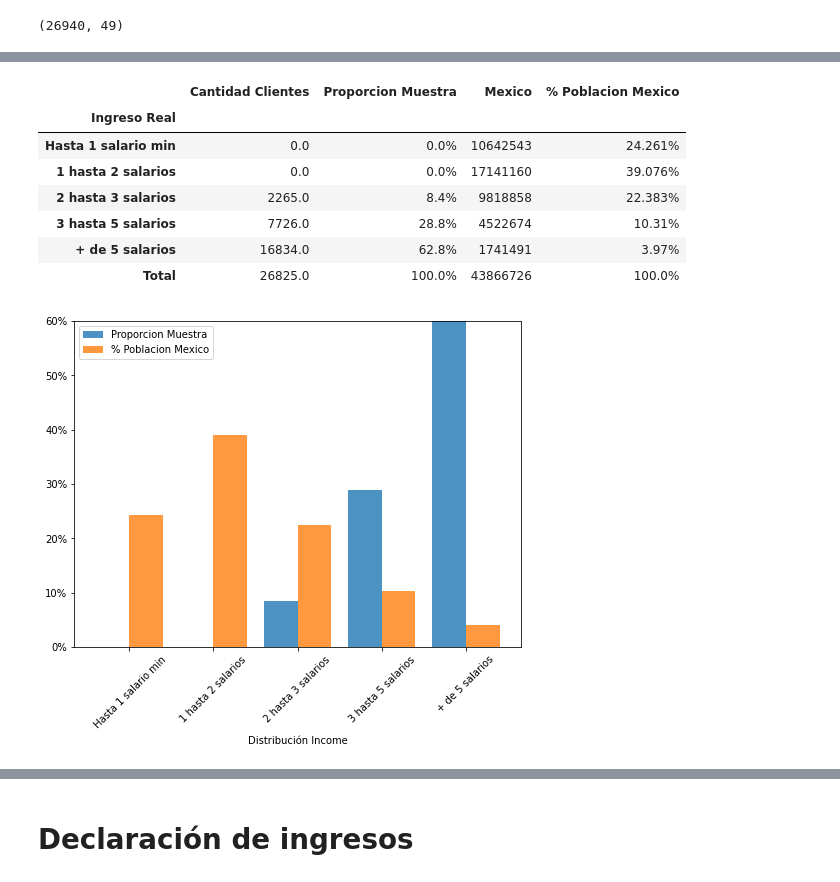
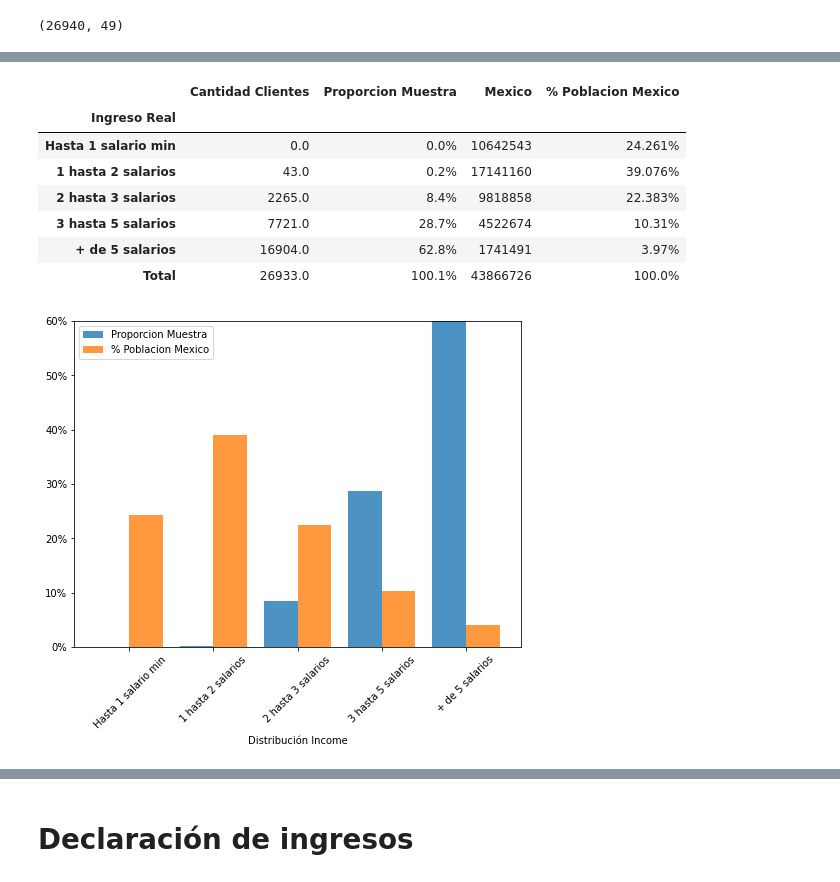
Before and after one commit to BraheTycho/maestria_tesis, a Jupyter notebook: notebooks/00-EDA.ipynb, the cells around one changed output, grey strips where cells are left out. Cells and saved outputs as stored; diff of their text form; code cells hidden in the pictures.

```diff
--- a/notebooks/00-EDA.ipynb
+++ b/notebooks/00-EDA.ipynb
@@ -131,0 +169,2 @@ gc.collect()
+# %%
+df = raw_df.copy()
@@ -132,2 +267,2 @@ gc.collect()
 # %%
-df = df_optimized(df)
+df = df.query("ingreso_declarado>0")
@@ -164,2 +268,0 @@ Final shape (26940, 42)
-# %%
-df = drop_constant_column(df)
@@ -236,0 +271,3 @@ Según la fuente https://www.gob.mx/stps/prensa/comunicado-conjunto-289406. El i
+# %%
+df["log_ingreso_real"] = np.log(df["ingreso_real"])
+df["log_ingreso_declarado"] = np.log(df["ingreso_declarado"])
@@ -237,7 +288,7 @@ Según la fuente https://www.gob.mx/stps/prensa/comunicado-conjunto-289406. El i
 # %%
-df2["ratio_income_min_w"] = df2["ingreso_real"]/4000
+df["ratio_income_min_w"] = df["ingreso_real"]/4000
 
-lst = [df2]
+lst = [df]
 for column in lst:
     column.loc[column["ratio_income_min_w"] <= 1,  'salarios_min'] = " Hasta 1 salario min"
     column.loc[(column["ratio_income_min_w"] > 1) & (column["ratio_income_min_w"] <= 2), 'salarios_min'] = "1 hasta 2 salarios"
@@ -245,41 +296,41 @@ for column in lst:
     column.loc[(column["ratio_income_min_w"] > 3) & (column["ratio_income_min_w"] <= 5), 'salarios_min'] = "3 hasta 5 salarios"
     column.loc[column["ratio_income_min_w"] >5, 'salarios_min'] = "+ de 5 salarios"
 
-reorderlist = [" Hasta 1 salario min", "1 hasta 2 salarios","2 hasta 3 salarios","3 hasta 5 salarios", "+ de 5 salarios"]
+reorder_salariosmin = [" Hasta 1 salario min", "1 hasta 2 salarios","2 hasta 3 salarios","3 hasta 5 salarios", "+ de 5 salarios"]
 
-cantidad = df2.groupby(["salarios_min"]).agg(
-    Cantidad =  ('salarios_min', 'count')).reindex(reorderlist)
-proporcion = df2.salarios_min.value_counts(normalize=True).reindex(reorderlist).round(3)
+cantidad = df.groupby(["salarios_min"]).agg(
+    Cantidad =  ('salarios_min', 'count')).reindex(reorder_salariosmin)
+proporcion = df.salarios_min.value_counts(normalize=True).reindex(reorder_salariosmin).round(3)
 inegi_df = pd.merge(cantidad,proporcion, right_index=True, left_index=True)
 inegi_df.columns = ["Cantidad Clientes ","Proporcion Muestra"]
-inegi_df = inegi_df.reindex(reorderlist)
+inegi_df = inegi_df.reindex(reorder_salariosmin)
 inegi_df.loc['Total',:]= inegi_df.sum(axis=0)
 inegi_df.fillna(0, inplace=True)
 
 
 inegi_df.index.name = "Ingreso Real"
 inegi_df["Mexico"] = [10642543,17141160,9818858,4522674,1741491,43866726]
 inegi_df["% Poblacion Mexico"] = [valor/43866726 for valor in inegi_df["Mexico"]]
 inegi_plot = inegi_df.copy()
 inegi_df["% Poblacion Mexico"] = ((inegi_df["% Poblacion Mexico"]*100).round(3)).astype(str) + '%'
 inegi_df["Proporcion Muestra"] = ((inegi_df["Proporcion Muestra"]*100).round(2)).astype(str) + '%'
 inegi_plot =inegi_plot.reset_index(level=0)
 inegi_plot[0:5].plot(x="Ingreso Real",y=["Proporcion Muestra","% Poblacion Mexico"], kind="bar", width=0.8, alpha=0.8, align='center',figsize=(8,6)).set_ylim([0,0.6])
 current_values = plt.gca().get_yticks()
 # using format string '{:.0f}' here but you can choose others
 plt.gca().set_yticklabels(['{:,.0%}'.format(x) for x in current_values])
 plt.xticks(rotation=45)
 
 plt.xlabel('Distribución Income')
 
 inegi_df
 # %% [output]
 |  | Cantidad Clientes | Proporcion Muestra | Mexico | % Poblacion Mexico |
 | Ingreso Real |  |  |  |  |
 | Hasta 1 salario min | 0.0 | 0.0% | 10642543 | 24.261% |
-| 1 hasta 2 salarios | 0.0 | 0.0% | 17141160 | 39.076% |
+| 1 hasta 2 salarios | 43.0 | 0.2% | 17141160 | 39.076% |
 | 2 hasta 3 salarios | 2265.0 | 8.4% | 9818858 | 22.383% |
-| 3 hasta 5 salarios | 7726.0 | 28.8% | 4522674 | 10.31% |
-| + de 5 salarios | 16834.0 | 62.8% | 1741491 | 3.97% |
-| Total | 26825.0 | 100.0% | 43866726 | 100.0% |
+| 3 hasta 5 salarios | 7721.0 | 28.7% | 4522674 | 10.31% |
+| + de 5 salarios | 16904.0 | 62.8% | 1741491 | 3.97% |
+| Total | 26933.0 | 100.1% | 43866726 | 100.0% |
 [figure]
```
Also changed, not shown: parts of 61 cells of this notebook, 27 other files.
